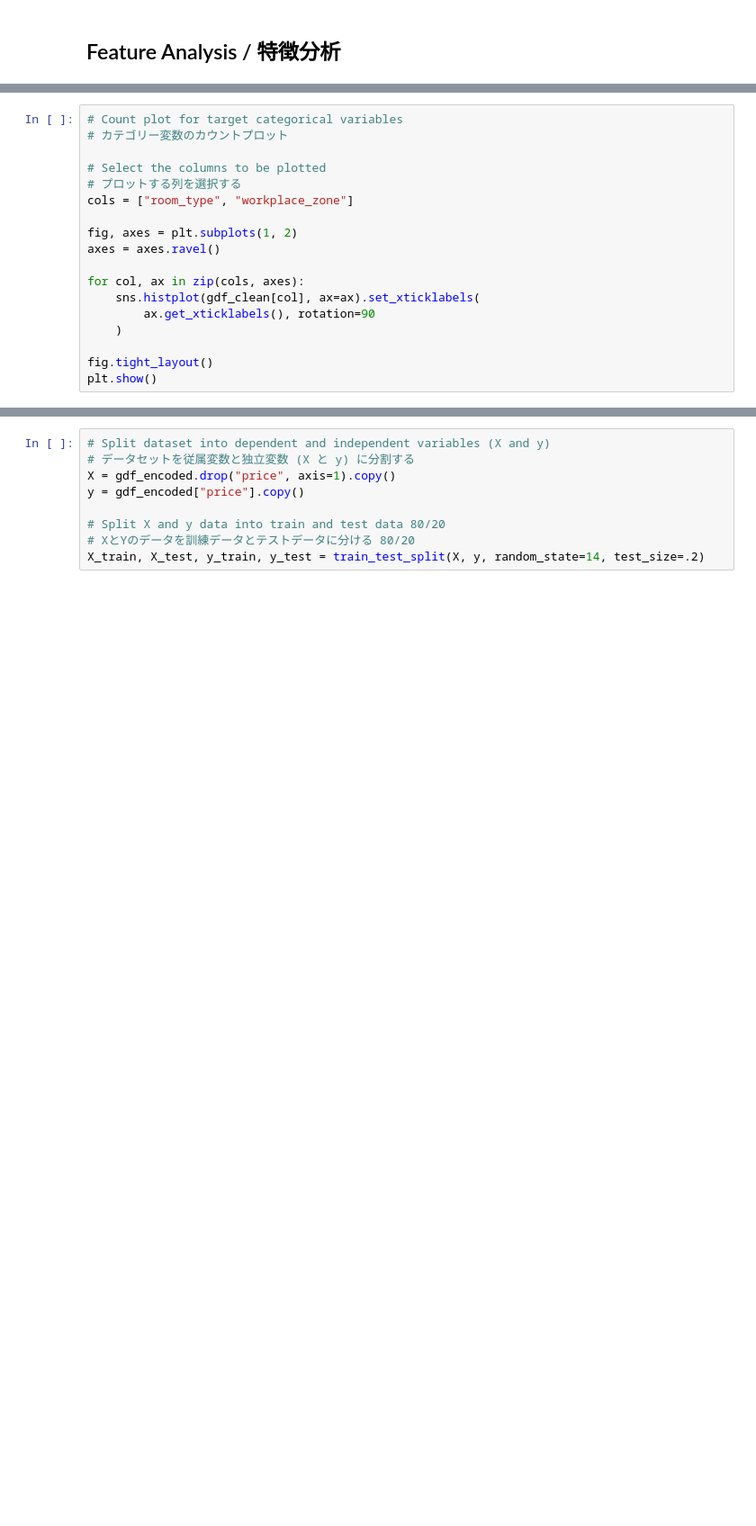
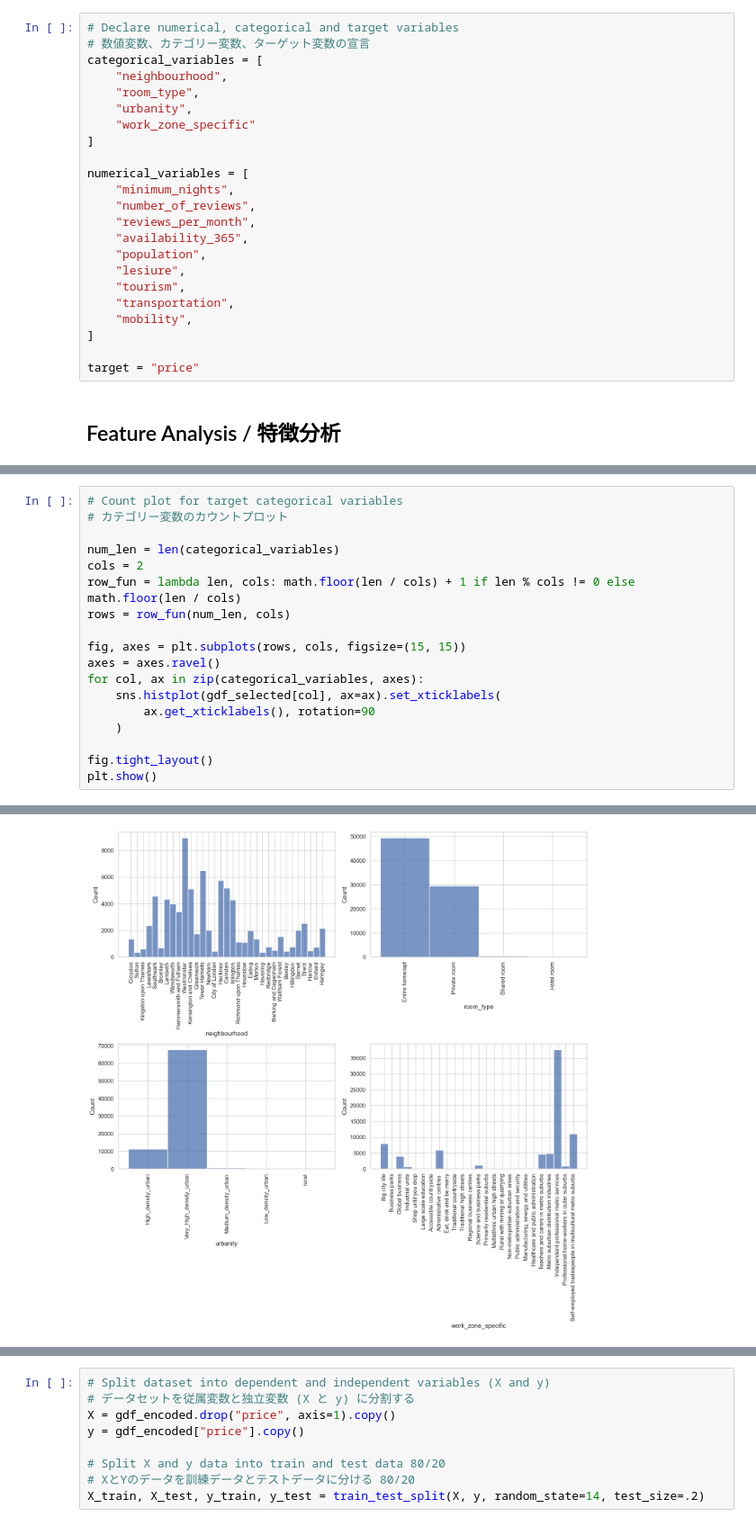
Before and after one commit to helenmck1/SDS-bootcamp-2023_Tokyo, a Jupyter notebook: christopher_session/SDS_bootcamp.ipynb, the cells around one changed output, grey strips where cells are left out. Shown: that part at 90% size. Saved outputs shown, nothing was run; the diff lists cells and outputs as text; blank space fills up the shorter version.

```diff
--- a/christopher_session/SDS_bootcamp.ipynb
+++ b/christopher_session/SDS_bootcamp.ipynb
@@ -417,2 +419,25 @@ gdf_clean
+# %%
+# Declare numerical, categorical and target variables
+# 数値変数、カテゴリー変数、ターゲット変数の宣言
+categorical_variables = [
+    "neighbourhood",
+    "room_type",
+    "urbanity",
+    "work_zone_specific"
+]
+
+numerical_variables = [
+    "minimum_nights",
+    "number_of_reviews",
+    "reviews_per_month",
+    "availability_365",
+    "population",
+    "lesiure",
+    "tourism",
+    "transportation",
+    "mobility",
+]
+
+target = "price"
 # %% [markdown]
 ## Feature Analysis / 特徴分析
@@ -438,17 +473,18 @@ gdf_clean[numerical_variables].hist(bins=15, figsize=(15, 6), layout=(2, 5));
 # Count plot for target categorical variables
 # カテゴリー変数のカウントプロット
 
-# Select the columns to be plotted
-# プロットする列を選択する
-cols = ["room_type", "workplace_zone"]
+num_len = len(categorical_variables)
+cols = 2
+row_fun = lambda len, cols: math.floor(len / cols) + 1 if len % cols != 0 else math.floor(len / cols)
+rows = row_fun(num_len, cols)
 
-fig, axes = plt.subplots(1, 2)
+fig, axes = plt.subplots(rows, cols, figsize=(15, 15))
 axes = axes.ravel()
-
-for col, ax in zip(cols, axes):
-    sns.histplot(gdf_clean[col], ax=ax).set_xticklabels(
+for col, ax in zip(categorical_variables, axes):
+    sns.histplot(gdf_selected[col], ax=ax).set_xticklabels(
         ax.get_xticklabels(), rotation=90
     )
 
 fig.tight_layout()
 plt.show()
+# %% [output]
@@ -454,0 +495 @@ plt.show()
+[figure, added]
```
Also changed, not shown: parts of 90 cells of this notebook, 9 other files.
